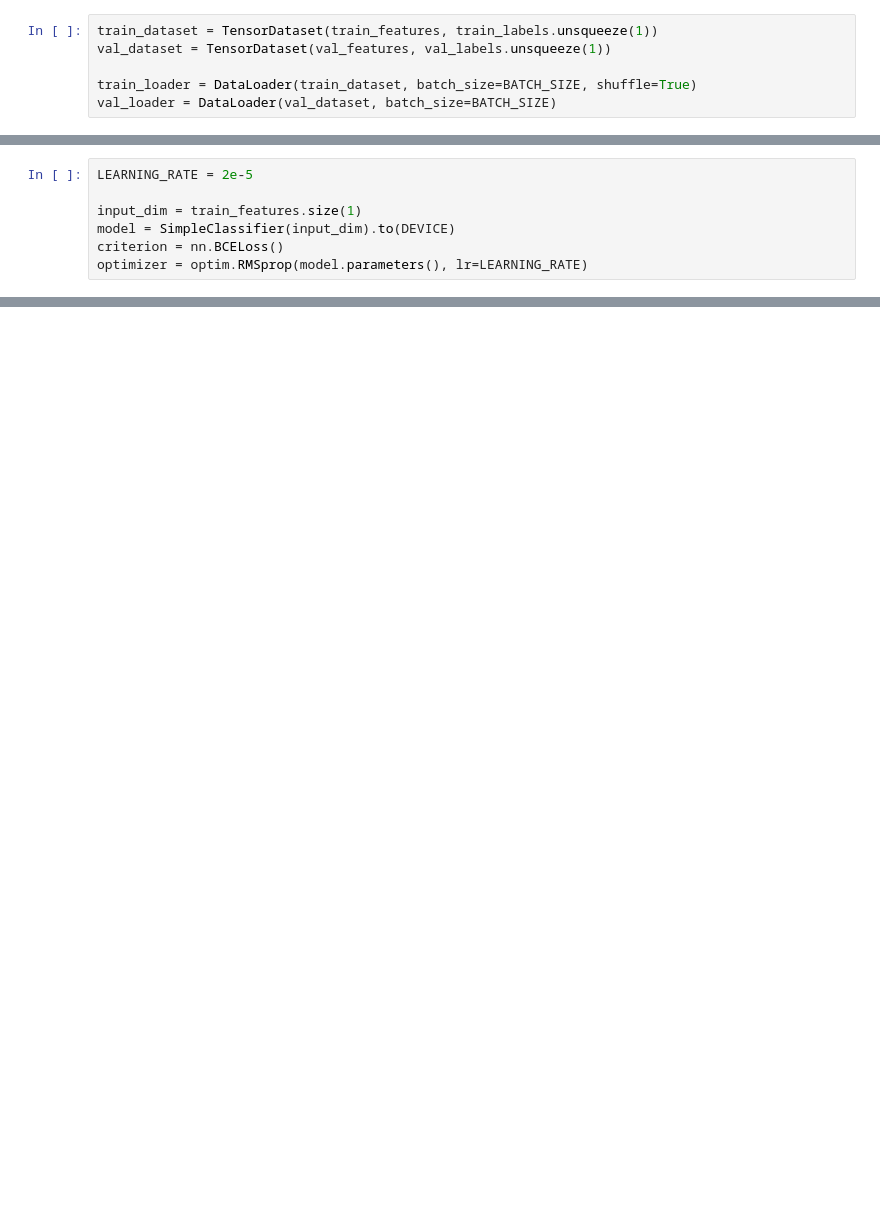
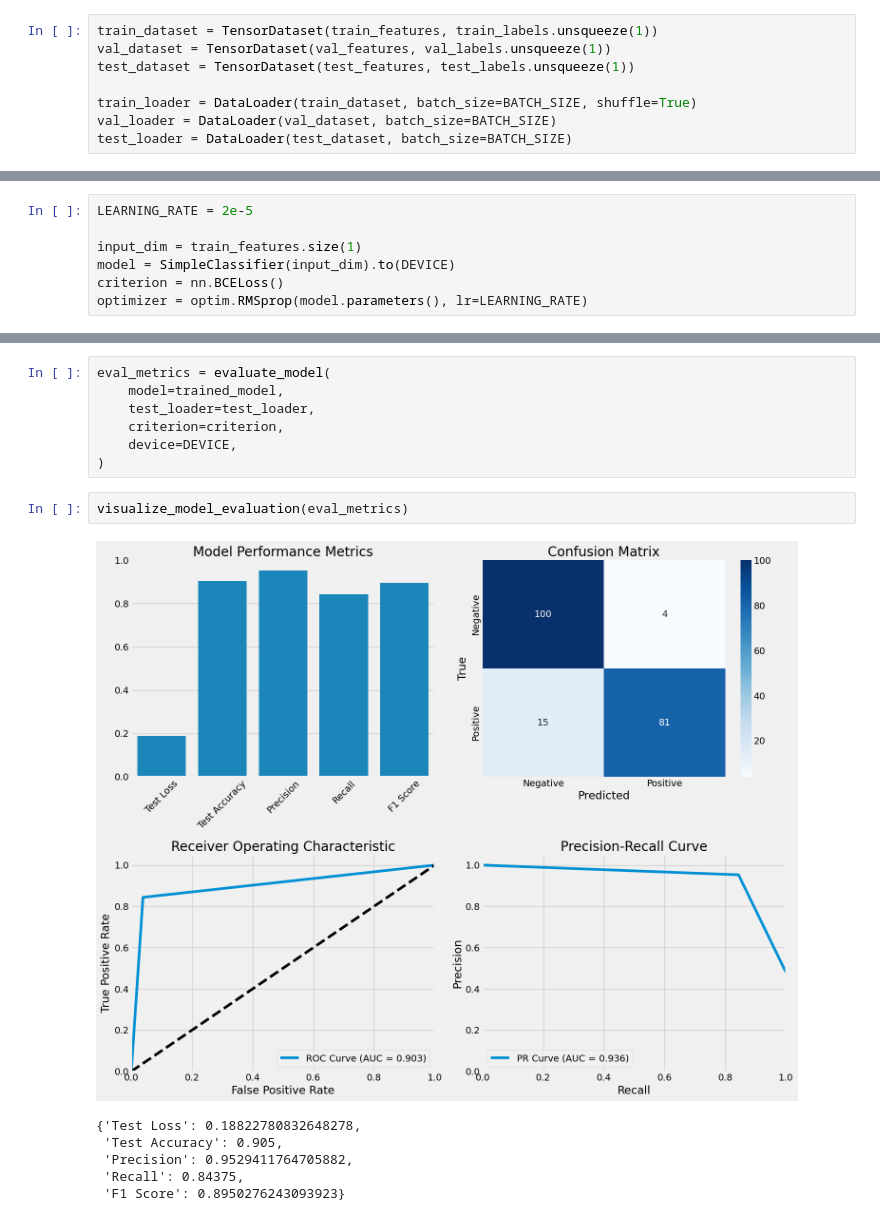
Before and after one commit to akatelync/ml-boilerplate, a Jupyter notebook: notebooks/cnn.ipynb, the cells around one changed output, grey strips where cells are left out. Drawn from its saved outputs; the diff is of its cells as text; blank space fills up the shorter version.

```diff
--- a/notebooks/cnn.ipynb
+++ b/notebooks/cnn.ipynb
@@ -200,9 +203,11 @@ Feature shape from pretrained model: torch.Size([1, 512, 4, 4]) for input shape
 # %%
 train_dataset = TensorDataset(train_features, train_labels.unsqueeze(1))
 val_dataset = TensorDataset(val_features, val_labels.unsqueeze(1))
+test_dataset = TensorDataset(test_features, test_labels.unsqueeze(1))
 
 train_loader = DataLoader(train_dataset, batch_size=BATCH_SIZE, shuffle=True)
 val_loader = DataLoader(val_dataset, batch_size=BATCH_SIZE)
+test_loader = DataLoader(test_dataset, batch_size=BATCH_SIZE)
 # %%
 class SimpleClassifier(nn.Module):
     def __init__(self, input_dim, hidden_dim=256, dropout_rate=0.3):
@@ -307,0 +308,16 @@ plot_training_history(history)
+# %%
+eval_metrics = evaluate_model(
+    model=trained_model,
+    test_loader=test_loader,
+    criterion=criterion,
+    device=DEVICE,
+)
+# %%
+visualize_model_evaluation(eval_metrics)
+# %% [output]
+[figure, added]
+{'Test Loss': 0.18822780832648278,
+ 'Test Accuracy': 0.905,
+ 'Precision': 0.9529411764705882,
+ 'Recall': 0.84375,
+ 'F1 Score': 0.8950276243093923}
```
Also changed, not shown: parts of 11 cells of this notebook, 1 other file.
